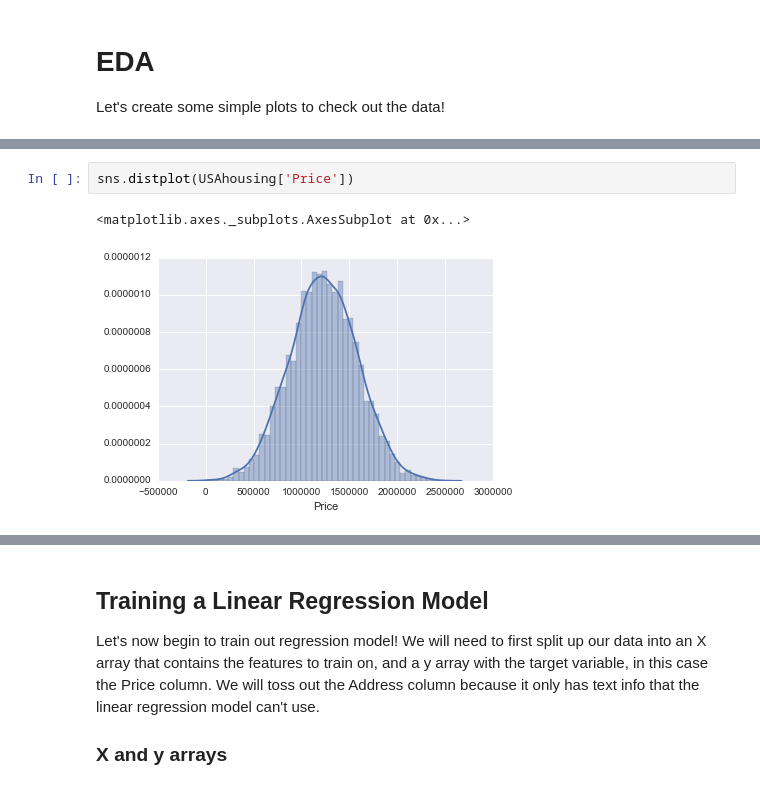
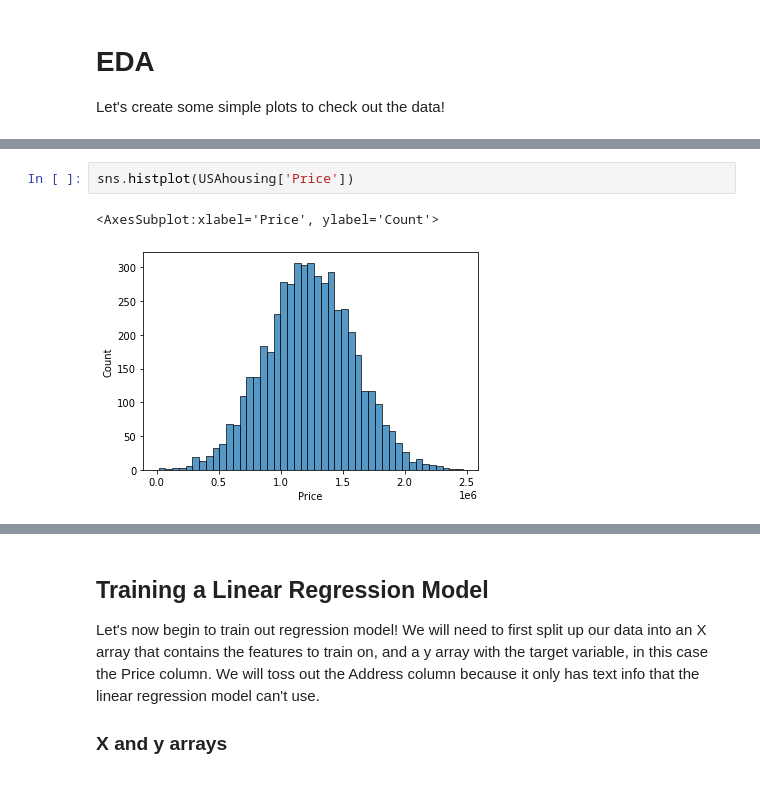
Before and after one commit to jahanzebnaeem/NexskillBigDataBatch3, a Jupyter notebook: 08-Linear-Regression/01-LinearRegressionwithPython.ipynb, the cells around one changed output, grey strips where cells are left out. Drawn from its saved outputs; the diff is of its cells as text.

```diff
--- a/08-Linear-Regression/01-LinearRegressionwithPython.ipynb
+++ b/08-Linear-Regression/01-LinearRegressionwithPython.ipynb
@@ -91,8 +93,8 @@ sns.pairplot(USAhousing)
 # %%
-sns.distplot(USAhousing['Price'])
+sns.histplot(USAhousing['Price'])
 # %% [output]
-<matplotlib.axes._subplots.AxesSubplot at 0x...>
+<AxesSubplot:xlabel='Price', ylabel='Count'>
-[figure, old version]
+[figure, new version]
 # %%
 sns.heatmap(USAhousing.corr())
 # %% [output]
```
Also changed, not shown: parts of 21 cells of this notebook.
